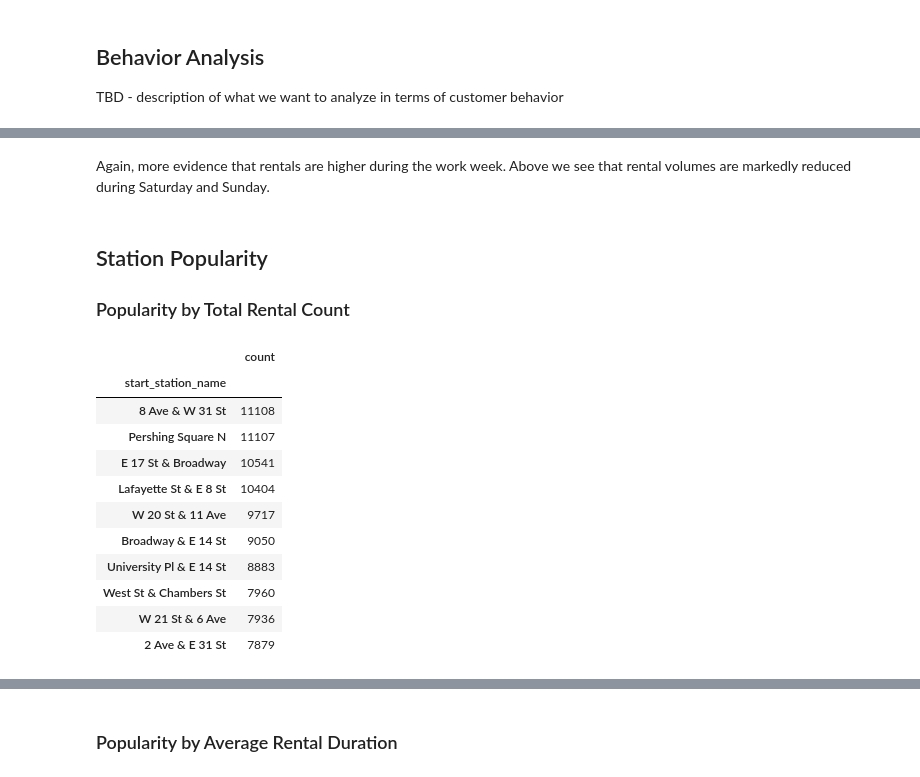
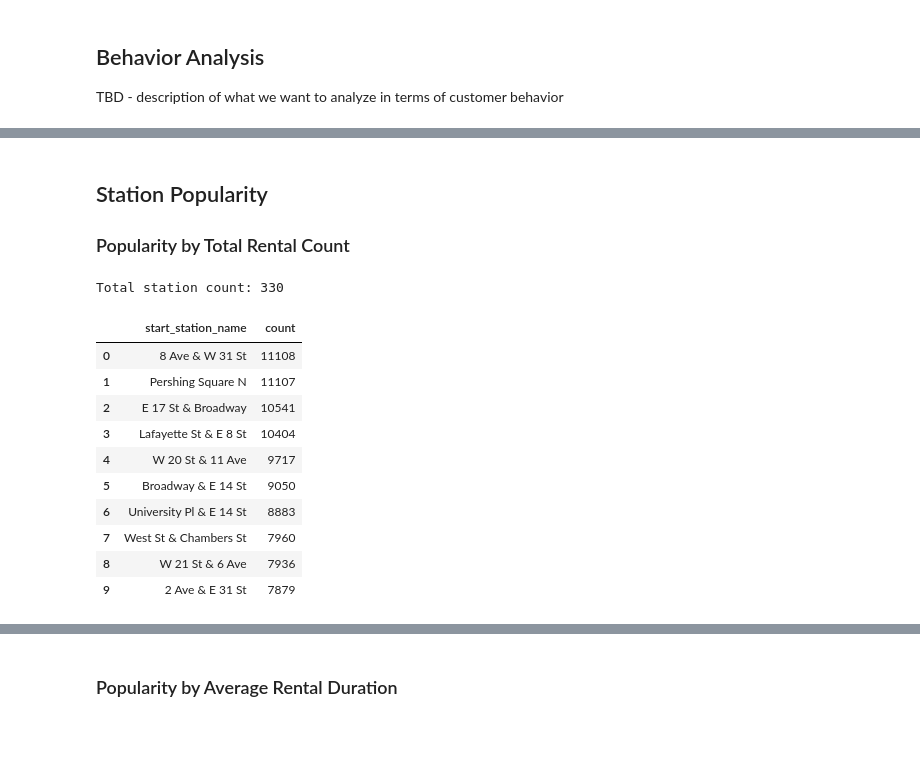
Before and after one commit to stevenrhart/bike-rentals, a Jupyter notebook: notebooks/Bike_Rentals.ipynb, the cells around one changed output, grey strips where cells are left out. Saved outputs shown, nothing was run; the diff lists cells and outputs as text; code cells hidden in the pictures; blank space fills up the shorter version.

```diff
--- a/notebooks/Bike_Rentals.ipynb
+++ b/notebooks/Bike_Rentals.ipynb
@@ -334,24 +341,26 @@ sns.heatmap(temp_df_dow, cmap='coolwarm');
-# %% [markdown]
-Again, more evidence that rentals are higher during the work week. Above we see that rental volumes are markedly reduced during Saturday and Sunday.
 # %% [markdown]
 ## Station Popularity
 
 ### Popularity by Total Rental Count
+# %%
+# Look at total station count
+print("Total station count: " + str(len(df.start_station_name.unique())))
+# %% [output]
+Total station count: 330
 # %%
-# Determine top 10 stations based on total rental count
+# Top 10 stations based on total rental count
 df['count'] = 1
 df.pivot_table(index=["start_station_name"], values="count",\
-                  aggfunc=np.sum).sort_values("count", ascending=False).head(10)
+                  aggfunc=np.sum).sort_values("count", ascending=False).reset_index().head(10)
 # %% [output]
-|  | count |
-| start_station_name |  |
-| 8 Ave & W 31 St | 11108 |
-| Pershing Square N | 11107 |
-| E 17 St & Broadway | 10541 |
-| Lafayette St & E 8 St | 10404 |
-| W 20 St & 11 Ave | 9717 |
-| Broadway & E 14 St | 9050 |
-| University Pl & E 14 St | 8883 |
-| West St & Chambers St | 7960 |
-| W 21 St & 6 Ave | 7936 |
-| 2 Ave & E 31 St | 7879 |
+|  | start_station_name | count |
+| 0 | 8 Ave & W 31 St | 11108 |
+| 1 | Pershing Square N | 11107 |
+| 2 | E 17 St & Broadway | 10541 |
+| 3 | Lafayette St & E 8 St | 10404 |
+| 4 | W 20 St & 11 Ave | 9717 |
+| 5 | Broadway & E 14 St | 9050 |
+| 6 | University Pl & E 14 St | 8883 |
+| 7 | West St & Chambers St | 7960 |
+| 8 | W 21 St & 6 Ave | 7936 |
+| 9 | 2 Ave & E 31 St | 7879 |
```
Also changed, not shown: parts of 44 cells of this notebook, 1 other file.
